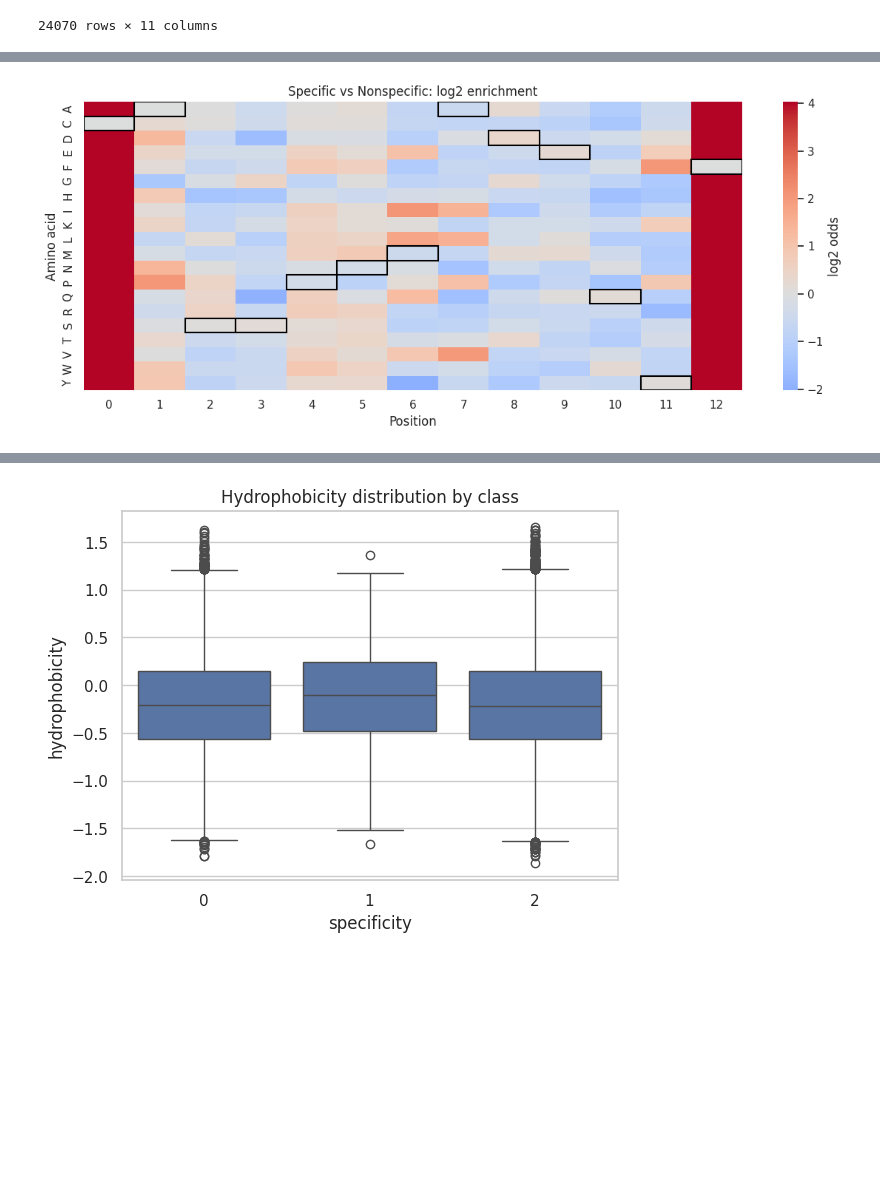
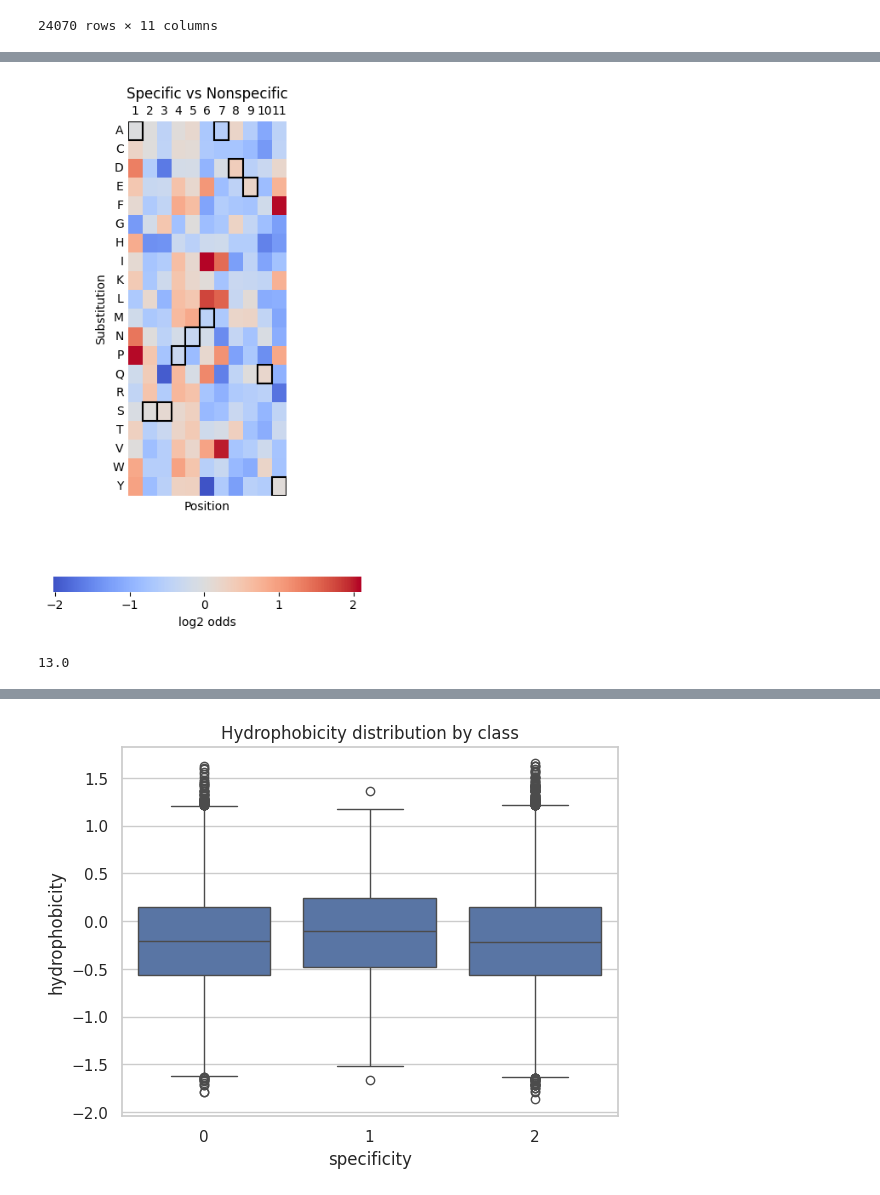
Before and after one commit to marluca95/NGS_pipeline, a Jupyter notebook: notebooks/variant_analysis.ipynb, the cells around one changed output, grey strips where cells are left out. Saved outputs shown, nothing was run; the diff lists cells and outputs as text; code cells hidden in the pictures; blank space fills up the shorter version.

```diff
--- a/notebooks/variant_analysis.ipynb
+++ b/notebooks/variant_analysis.ipynb
@@ -803,35 +752,44 @@ plot_logos(prob_mat_unspec, 'logo plot unspecific')
 # %%
 probs_matrix_spec = logomaker.alignment_to_matrix(sequences=counts_specific, to_type='probability')
 probs_matrix_unspec = logomaker.alignment_to_matrix(sequences=counts_unspecific, to_type='probability')
 
-wt_seq = "CASSPNMADEQYF"
+wt_seq = "ASSPNMADEQY"
 
 eps = 1e-6
 log_odds = np.log2((probs_matrix_spec + eps) / (probs_matrix_unspec + eps))
-
-plt.figure(figsize=(12,5))
-ax = sns.heatmap(log_odds.T, cmap='coolwarm', center=0, cbar_kws={'label': 'log2 odds'})
-plt.title('Specific vs Nonspecific: log2 enrichment')
+log_odds_mid = log_odds[1:12]
+plt.figure(figsize=(4,7))
+ax = sns.heatmap(log_odds_mid.T, cmap='coolwarm', center=0, cbar_kws={'label': 'log2 odds', 'orientation': 'horizontal'})
+ax.set_yticklabels(ax.get_yticklabels(), rotation= 0)
+ax.set_aspect(1.3)
+ax.set_xticks(np.arange(log_odds_mid.shape[0]) + 0.5)  # center
+ax.set_xticklabels(np.arange(1, log_odds_mid.shape[0]+1))
+ax.tick_params(axis='both', length=0)  # hide tick lines
+ax.xaxis.tick_top()                 # tick labels
+plt.title('Specific vs Nonspecific')
 plt.xlabel("Position")
-plt.ylabel("Amino acid")
+plt.ylabel("Substitution")
 
 for i, aa in enumerate(wt_seq):
     if aa in log_odds.columns:
         y = log_odds.columns.get_loc(aa)
         x = i
-
-        ax.add_patch(plt.Rectangle(
+        rect = plt.Rectangle(
             (x, y),
             1, 1,
             fill = False,
             edgecolor='black',
-            lw=1.5
-        ))
+            lw=1.5,
+            transform=ax.transData
+        )
+
+
+        ax.add_patch(rect)
 
 plt.tight_layout()
 plt.show()
 # %% [output]
-[figure, old version]
+[figure, new version]
 # %%
 def compute_physicochemical_properties(df, seq_col='cdr3', label_col='specificity'):
     """
@@ -854,3 +812,8 @@ def compute_physicochemical_properties(df, seq_col='cdr3', label_col='specificit
     merged = pd.concat([df.reset_index(drop=True), props_df], axis=1)
 
     return merged
+# %%
+average_len = df_specific['cdr3'].apply(len).mean()
+print(average_len)
+# %% [output]
+13.0
```
Also changed, not shown: parts of 20 cells of this notebook, 7 other files.
